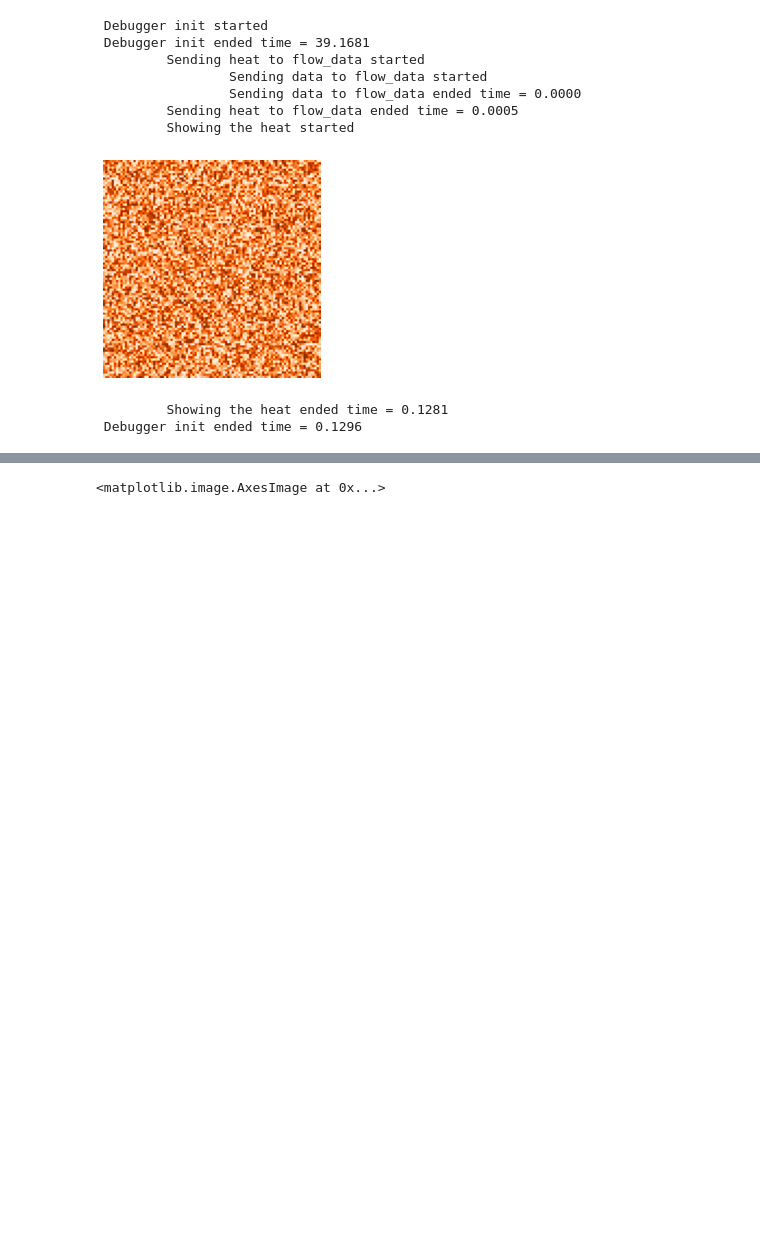
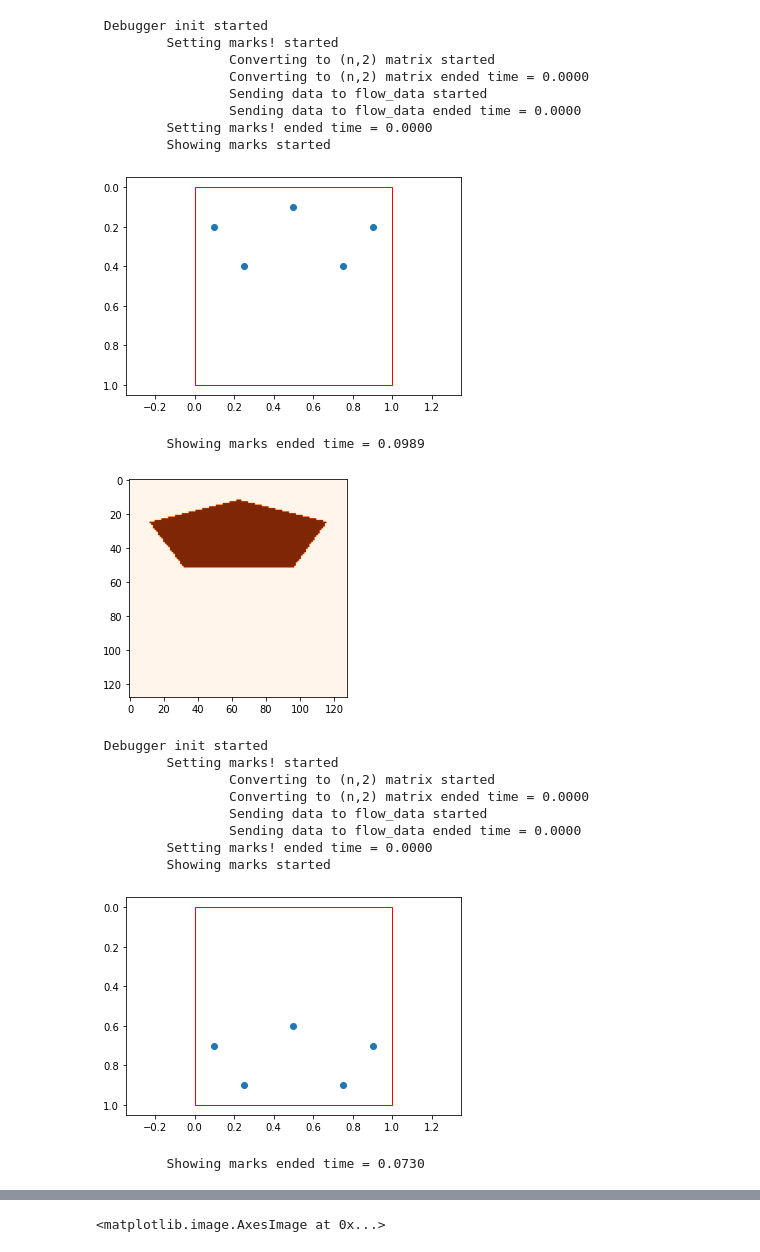
Before and after one commit to bateni1380/landpy, a Jupyter notebook: CodeFlow.ipynb, the cells around one changed output, grey strips where cells are left out. Cells and saved outputs as stored; diff of their text form; code cells hidden in the pictures; blank space fills up the shorter version.

```diff
--- a/CodeFlow.ipynb
+++ b/CodeFlow.ipynb
@@ -14,19 +10,0 @@ x = np.random.random([100,100])
-# %%
-from landpy import HeatLand, Debugger
-import numpy as np
-
-land = HeatLand(debugger=Debugger(debug=True, textual_debug=True, visual_debug=False))
-land.set_heat(x)
-land.show()
-del land
-# %% [output]
- Debugger init started
- Debugger init ended time = 39.1681
-         Sending heat to flow_data started
-                 Sending data to flow_data started
-                 Sending data to flow_data ended time = 0.0000
-         Sending heat to flow_data ended time = 0.0005
-         Showing the heat started
-[figure, removed]
-         Showing the heat ended time = 0.1281
- Debugger init ended time = 0.1296
@@ -32,0 +14,37 @@ del land
+# %%
+from landpy import MarksLand, Debugger
+
+import numpy as np
+marks = np.array([(0.1,0.2), (0.5,0.1), (0.9,0.2), (0.75,0.4), (0.25,0.4)])
+land1 = MarksLand(marks, debugger=Debugger(debug=True, textual_debug=True, visual_debug=False))
+land1.show()
+land1.to_heat().show()
+
+marks = np.array([(0.1,0.7), (0.5,0.6), (0.9,0.7), (0.75,0.9), (0.25,0.9)])
+land2 = MarksLand(marks, debugger=Debugger(debug=True, textual_debug=True, visual_debug=False))
+land2.show()
+land2.to_heat().show()
+
+(land1.to_heat()+land2.to_heat()).show()
+# %% [output]
+ Debugger init started
+         Setting marks! started
+                 Converting to (n,2) matrix started
+                 Converting to (n,2) matrix ended time = 0.0000
+                 Sending data to flow_data started
+                 Sending data to flow_data ended time = 0.0000
+         Setting marks! ended time = 0.0000
+         Showing marks started
+[figure, added]
+         Showing marks ended time = 0.0989
+[figure, added]
+ Debugger init started
+         Setting marks! started
+                 Converting to (n,2) matrix started
+                 Converting to (n,2) matrix ended time = 0.0000
+                 Sending data to flow_data started
+                 Sending data to flow_data ended time = 0.0000
+         Setting marks! ended time = 0.0000
+         Showing marks started
+[figure, added]
+         Showing marks ended time = 0.0730
```
Also changed, not shown: parts of 39 cells of this notebook, 5 other files.
